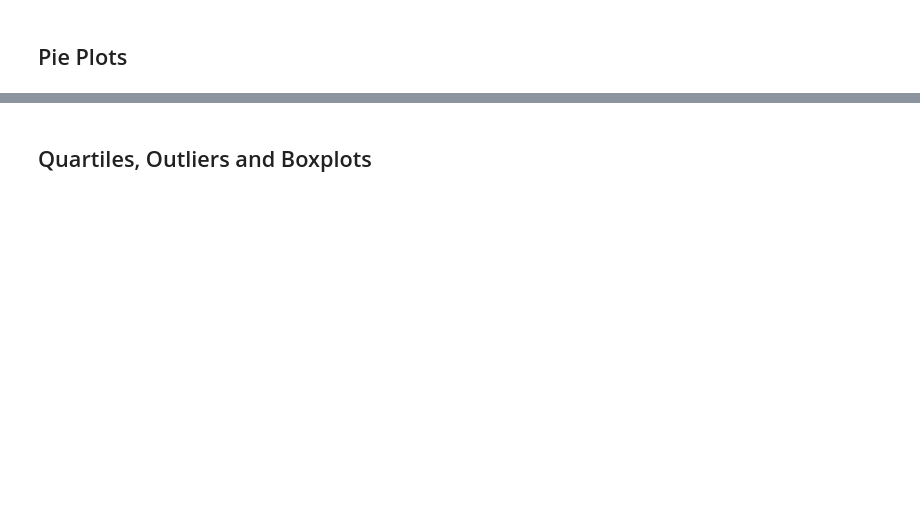
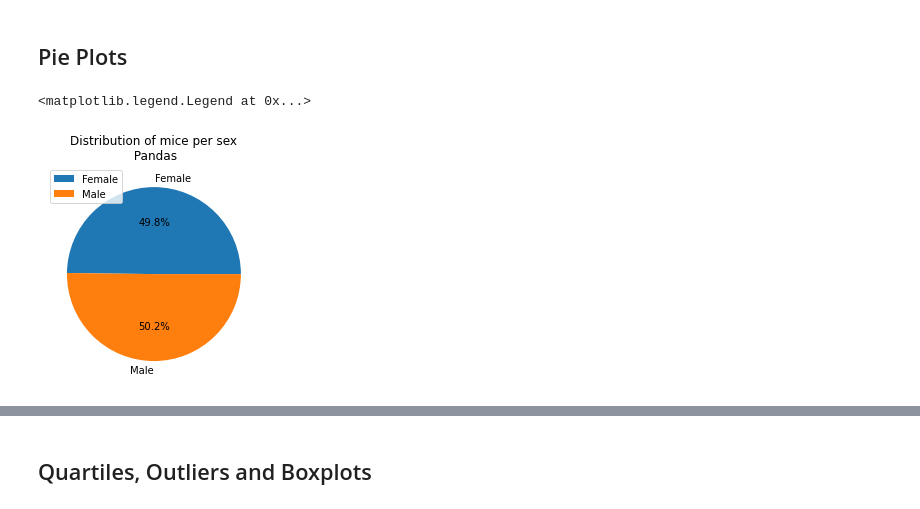
Before and after one commit to jgore1234/Matplotlib-Challenge, a Jupyter notebook: Pymaceuticals/analysis/pymaceuticals_starter.ipynb, the cells around one changed output, grey strips where cells are left out. Cells and saved outputs as stored; diff of their text form; code cells hidden in the pictures; blank space fills up the shorter version.

```diff
--- a/Pymaceuticals/analysis/pymaceuticals_starter.ipynb
+++ b/Pymaceuticals/analysis/pymaceuticals_starter.ipynb
@@ -12,5 +3,4 @@ Note: you may need to restart the kernel to use updated packages.
 # %%
-
 # Dependencies and Setup
 import matplotlib.pyplot as plt
 import pandas as pd
@@ -26,7 +16,8 @@ mouse_metadata = pd.read_csv(mouse_metadata_path)
 study_results = pd.read_csv(study_results_path)
 
 # Combine the data into a single dataset
-Mouse_data = pd.merge(mouse_metadata, study_results, on = "Mouse ID", how = "inner")
+mousecombined_df = pd.merge(mouse_metadata, study_results, on= "Mouse ID",  how ="outer")
+
 # Display the data table for preview
-Mouse_data.head()
+mousecombined_df.head()
 # %% [output]
@@ -47,3 +63,4 @@ Mice.tail()
 # %%
 # Optional: Get all the data for the duplicate mouse ID.
-Mouse_data.loc[Mouse_data["Mouse ID"]== "g989"]
+mouseduplicatesfull = mousecombined_df[mousecombined_df.duplicated(['Mouse ID', 'Timepoint'])]
+mouseduplicatesfull
@@ -101,9 +210,15 @@ plt.ylabel("Rat Count")
 ## Pie Plots
 # %%
 # Generate a pie plot showing the distribution of female versus male mice using pandas
-sex_count = Data_mouse.groupby("Sex")
-scount = sex_count["Mouse ID"].nunique()
-scount
-scount.plot.pie( title = "Sex Distribution")
+mousesexgroup = mouseclean.groupby(["Sex"])
+mousesexcount = mousesexgroup["Mouse ID"].nunique()
+labels = ["Female", "Male"]
+
+mousesexcount.plot.pie(title='Distribution of mice per sex\n Pandas', autopct="%1.1f%%")
+plt.ylabel('')
+plt.legend(loc=2)
+# %% [output]
+<matplotlib.legend.Legend at 0x...>
+[figure, added]
 # %%
 # Generate a pie plot showing the distribution of female versus male mice using pyplot
```
Also changed, not shown: parts of 40 cells of this notebook, 2 other files.
